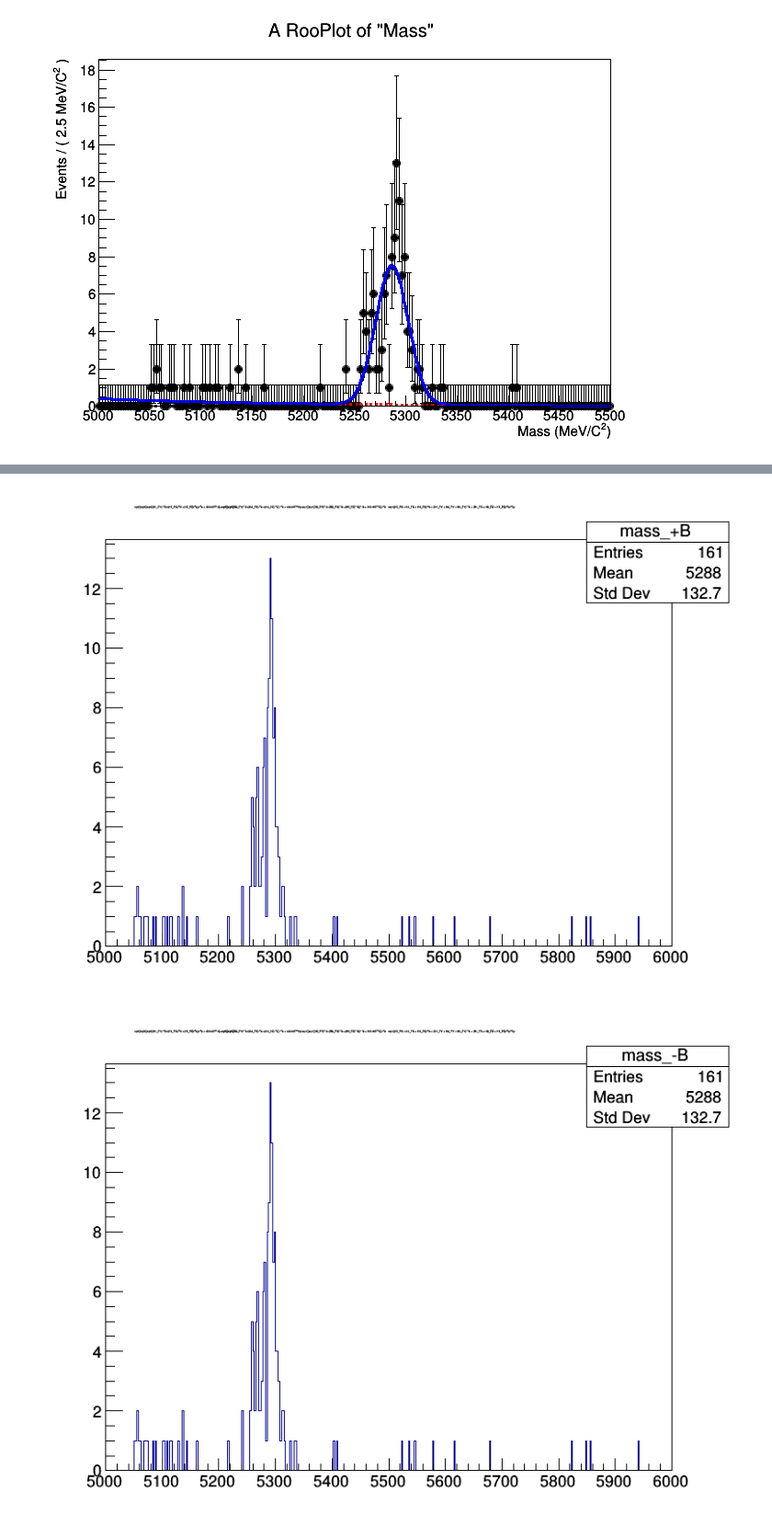
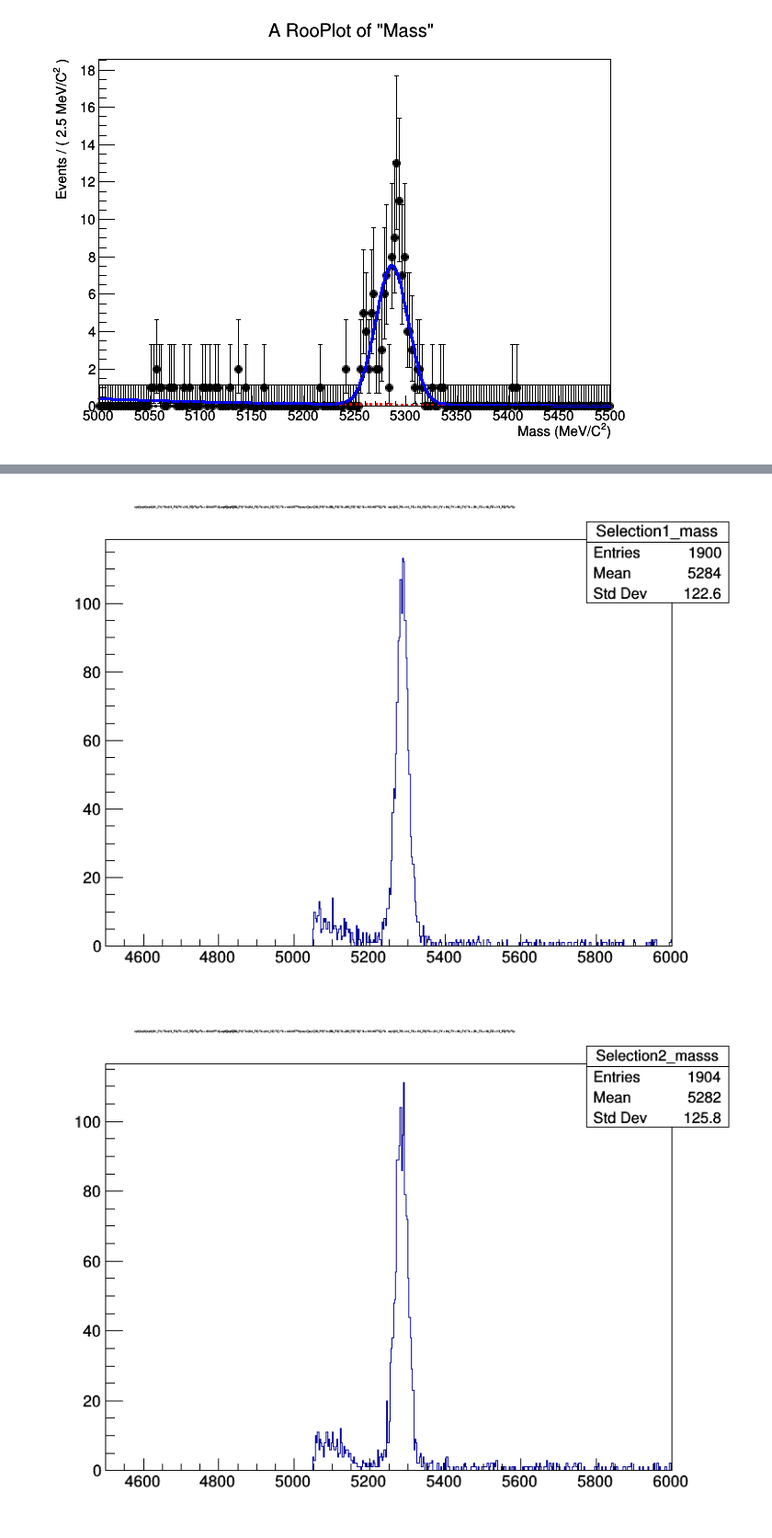
Before and after one commit to MerlijnvEmmerik/Mijnrel, a Jupyter notebook: Week_4.ipynb, the cells around one changed output, grey strips where cells are left out. Shown at 92% size. Drawn from its saved outputs; the diff is of its cells as text; code cells hidden in the pictures.

```diff
--- a/Week_4.ipynb
+++ b/Week_4.ipynb
@@ -358,13 +358,13 @@ B_Vertex.Draw()
 [figure]
 # %%
 #This example is for each daughter particle to have a Probability of being a Pion being more than 90% and H1 to not be a muon
-
-selection=("H1_ProbPi<0.1&H2_ProbPi<0.1&H3_ProbPi<0.1&H1_ProbK>0.9&H2_ProbK>0.9&H3_ProbK>0.9&!H1_isMuon&!H2_isMuon&!H3_isMuon")
+#H1_ProbPi<0.1&H2_ProbPi<0.1&H3_ProbPi<0.1&H1_ProbK>0.9&H2_ProbK>0.9&H3_ProbK>0.9
+selection=(" H1_ProbPi < 0.15 & H2_ProbPi < 0.15 & H3_ProbPi < 0.15 & H1_ProbK > 0.5 & H2_ProbK > 0.5 & H3_ProbK > 0.5 & B_VertexChi2 < 6&!H1_isMuon&!H2_isMuon&!H3_isMuon")
 CutTree=tree.CopyTree(selection)
 
 Sel = ROOT.TCanvas("Mass Selection","Sel_Mass",800,600)
 
-CutTree.Draw(mass_B + ">>Selection_mass(400,5000,6000)")
+CutTree.Draw(mass_B + ">>Selection_mass(100,5000,6000)")
 
 histogram_SelM = ROOT.gDirectory.Get("Selection_mass")
 
@@ -437,24 +437,26 @@ Warning in <TCanvas::Constructor>: Deleting canvas with same name: c1
 [figure]
 # %%
 #making the selection such that only allows for positively charged B
-selection= "(H1_Charge + H2_Charge + H3_charge)=1"
-print(selection)
+selection1=("(H1_Charge+H2_Charge+H3_Charge)==1")
 
-CutTree_New= CutTree.CopyTree(selection)
 
-B_plus = ROOT.TCanvas("mass_+B", "mass +B",800,600)
-CutTree.Draw(mass_B + ">>mass_+B(400,5000,6000)")
-histogram_Bplus = ROOT.gDirectory.Get("mass_+B")
-B_plus.Draw()
+CutPlus=CutTree.CopyTree(selection1)
+Bplus = ROOT.TCanvas("mass Bplus","mass",800,600)
+CutPlus.Draw(mass_B + ">>Selection1_mass(500,4500,6000)")
+histogram_Bminus  = ROOT.gDirectory.Get("Selection1_mass")
+
+Bplus.Draw()
 
 ##making the selection such that only allows for negatively charged B
-selection= "(H1_Charge + H2_Charge + H3_charge)=2"
-print(selection)
+selection2=("(H1_Charge+H2_Charge+H3_Charge)==-1")
 
-CutTree_New= CutTree.CopyTree(selection)
 
-B_minus = ROOT.TCanvas("mass_-B", "mass -B",800,600)
-CutTree.Draw(mass_B + ">>mass_-B(400,5000,6000)")
-histogram_Bplus = ROOT.gDirectory.Get("mass_-B")
-B_minus.Draw()
+CutMin=CutTree.CopyTree(selection2)
+Bmin = ROOT.TCanvas("mass Bmin","mass",800,600)
+CutMin.Draw(mass_B + ">>Selection2_masss(500,4500,6000)")
+histogram_Bplus = ROOT.gDirectory.Get("Selection2_mass")
+
+Bmin.Draw()
+
+#from these plots we can read off the Assymetry in mass when comparing them
 # %% [output]
@@ -471,2 +465,2 @@ Warning in <TCanvas::Constructor>: Deleting canvas with same name: mass_-B
-[figure, old version]
+[figure, new version]
-[figure, old version]
+[figure, new version]
```
Also changed, not shown: parts of 6 cells of this notebook.
